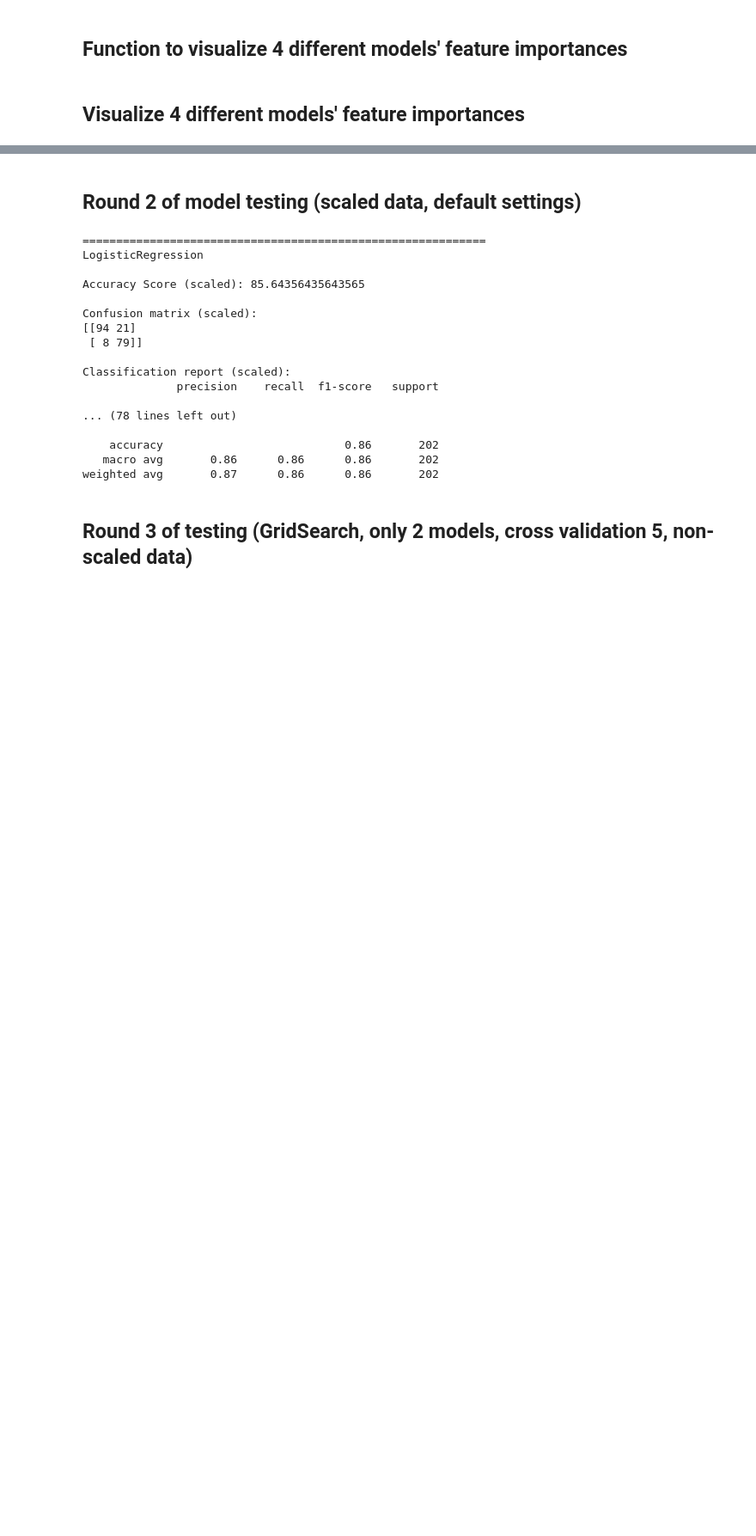
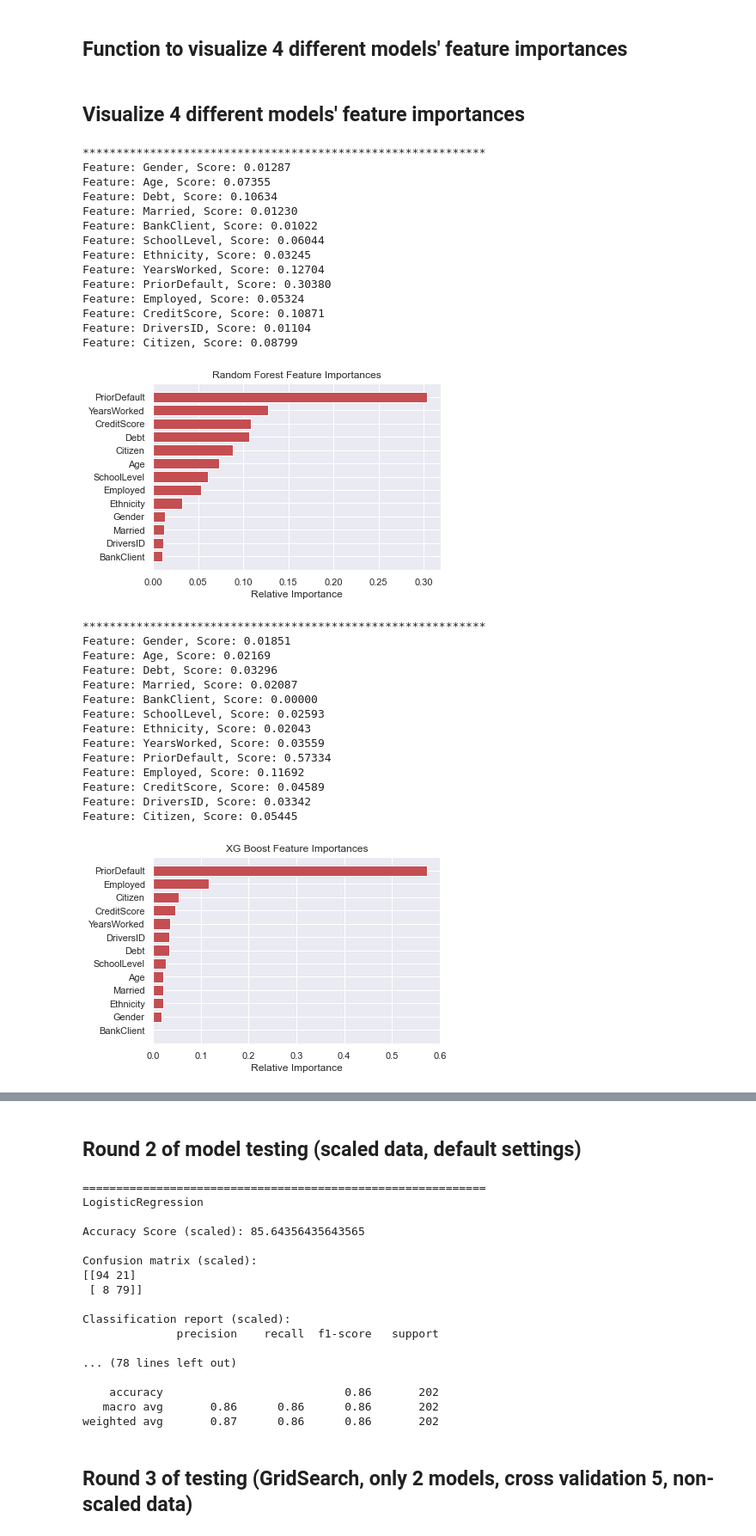
Before and after one commit to calvintirrell/Capstone_Credit_Card_Classification, a Jupyter notebook: notebook/capstone_v3.ipynb, the cells around one changed output, grey strips where cells are left out. Shown at 86% size. Cells and saved outputs as stored; diff of their text form; code cells hidden in the pictures; blank space fills up the shorter version.

```diff
--- a/notebook/capstone_v3.ipynb
+++ b/notebook/capstone_v3.ipynb
@@ -576,6 +591,37 @@ def feature_imp_viz(model):
 # %%
 # Uncomment 3 lines below to see 4 visuals
 
-# models = [rf, xgb, ada, gbc]
-# for model in models:
-#     feature_imp_viz(model)
+models = [rf, xgb, ada, gbc]
+for model in models:
+    feature_imp_viz(model)
+# %% [output]
+************************************************************
+Feature: Gender, Score: 0.01287
+Feature: Age, Score: 0.07355
+Feature: Debt, Score: 0.10634
+Feature: Married, Score: 0.01230
+Feature: BankClient, Score: 0.01022
+Feature: SchoolLevel, Score: 0.06044
+Feature: Ethnicity, Score: 0.03245
+Feature: YearsWorked, Score: 0.12704
+Feature: PriorDefault, Score: 0.30380
+Feature: Employed, Score: 0.05324
+Feature: CreditScore, Score: 0.10871
+Feature: DriversID, Score: 0.01104
+Feature: Citizen, Score: 0.08799
+[figure, added]
+************************************************************
+Feature: Gender, Score: 0.01851
+Feature: Age, Score: 0.02169
+Feature: Debt, Score: 0.03296
+Feature: Married, Score: 0.02087
+Feature: BankClient, Score: 0.00000
+Feature: SchoolLevel, Score: 0.02593
+Feature: Ethnicity, Score: 0.02043
+Feature: YearsWorked, Score: 0.03559
+Feature: PriorDefault, Score: 0.57334
+Feature: Employed, Score: 0.11692
+Feature: CreditScore, Score: 0.04589
+Feature: DriversID, Score: 0.03342
+Feature: Citizen, Score: 0.05445
+[figure, added]
```
Also changed, not shown: parts of 3 cells of this notebook.
